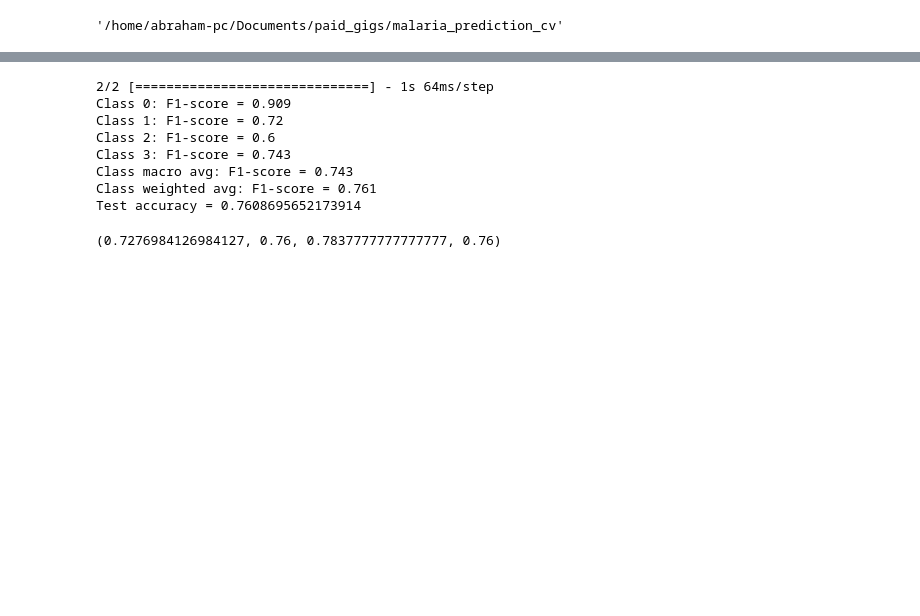
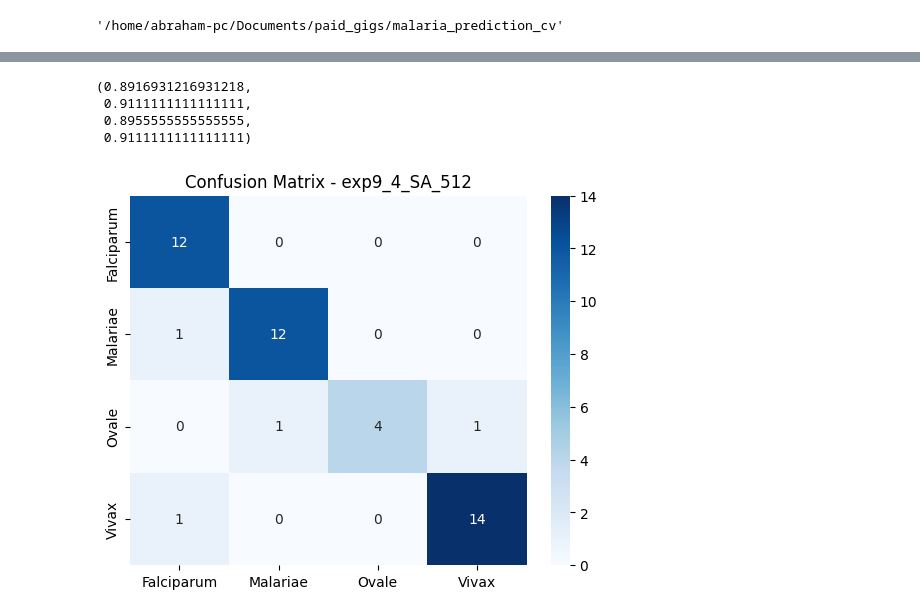
Before and after one commit to theabrahamaudu/malaria_detection_cv, a Jupyter notebook: notebooks/model_exp.ipynb, the cells around one changed output, grey strips where cells are left out. Cells and saved outputs as stored; diff of their text form; code cells hidden in the pictures; blank space fills up the shorter version.

Commit message:
Added confusion matrices

```diff
--- a/notebooks/model_exp.ipynb
+++ b/notebooks/model_exp.ipynb
@@ -132,8 +134,8 @@ def build_dilated_cnn_with_attention(input_shape, num_classes, dilation_rate, at
     conv3 = Conv2D(filters = 256, kernel_size = (3, 3), activation = 'relu', padding='same')(maxpool2)
     maxpool3 = MaxPooling2D(pool_size = (1, 1), strides=(2, 2))(conv3)
 
-    # attn = Attention(attention_units)([maxpool3, maxpool3])
-    attn = convolutional_block_attention_module(input_tensor=maxpool3, ratio=ratio)
+    attn = Attention(attention_units)([maxpool3, maxpool3])
+    # attn = squeeze_excite_block(input_tensor=maxpool3, ratio=ratio)
 
     flattened = Flatten()(attn)
 
@@ -165,7 +167,7 @@ dil = 4
 dilation_rate = (dil, dil)
 ratio = 0
 attention_mechanism = mechs['SA']
-attention_units = 128
+attention_units = 512
 # %%
 if input_transform == 1:
     X_train = transform_data(X_train, modify=True)
@@ -248,7 +258,7 @@ def k_fold_evaluation(model, X_test, y_test, folds=5):
     return f1_weighted, accuracy, precision, recall
 # %%
 # Define the MLflow experiment
-experiment_name = "exp36_5_CBAM_16"
+experiment_name = "exp9_4_SA_512"
 experiment = mlflow.set_experiment(experiment_name)
 
 # Define paths
@@ -386,16 +390,7 @@ def print_newdata_evaluation(model, X_test, y_test):
     print_f1_scores(actual, predictions)
     print(f"Test accuracy = {accuracy}")
 # %%
-print_newdata_evaluation(test_model, X_test, y_test)
+# print_newdata_evaluation(test_model, X_test, y_test)
-# %% [output]
-2/2 [==============================] - 1s 64ms/step
-Class 0: F1-score = 0.909
-Class 1: F1-score = 0.72
-Class 2: F1-score = 0.6
-Class 3: F1-score = 0.743
-Class macro avg: F1-score = 0.743
-Class weighted avg: F1-score = 0.761
-Test accuracy = 0.7608695652173914
 # %%
 def k_fold_evaluation(model, X_test, y_test, folds=5):
     kf = StratifiedKFold(n_splits=folds)
@@ -423,6 +418,25 @@ def k_fold_evaluation(model, X_test, y_test, folds=5):
 
     return f1_weighted, accuracy, precision, recall
 # %%
-k_fold_evaluation(test_model, X_test, y_test)
+k_fold_evaluation(model, X_test, y_test)
 # %% [output]
-(0.7276984126984127, 0.76, 0.7837777777777777, 0.76)
+(0.8916931216931218,
+ 0.9111111111111111,
+ 0.8955555555555555,
+ 0.9111111111111111)
+# %%
+predictions = model.predict(X_test, verbose=0)
+predictions = np.argmax(predictions, axis=1)
+actual = np.argmax(y_test, axis=1)
+# %%
+# confusion_matrix(actual, predictions)
+species = ['Falciparum', 'Malariae', 'Ovale', 'Vivax']
+
+
+sns.heatmap(confusion_matrix(actual, predictions), annot=True, cmap='Blues', fmt='g', xticklabels=species, yticklabels=species)
+
+plt.title(f"Confusion Matrix - {experiment_name}")
+plt.savefig(f'./reports/figures/confusion_matrix_{experiment_name}.png')
+plt.show()
+# %% [output]
+[figure, added]
```
Also changed, not shown: parts of 7 cells of this notebook, 9 other files.
